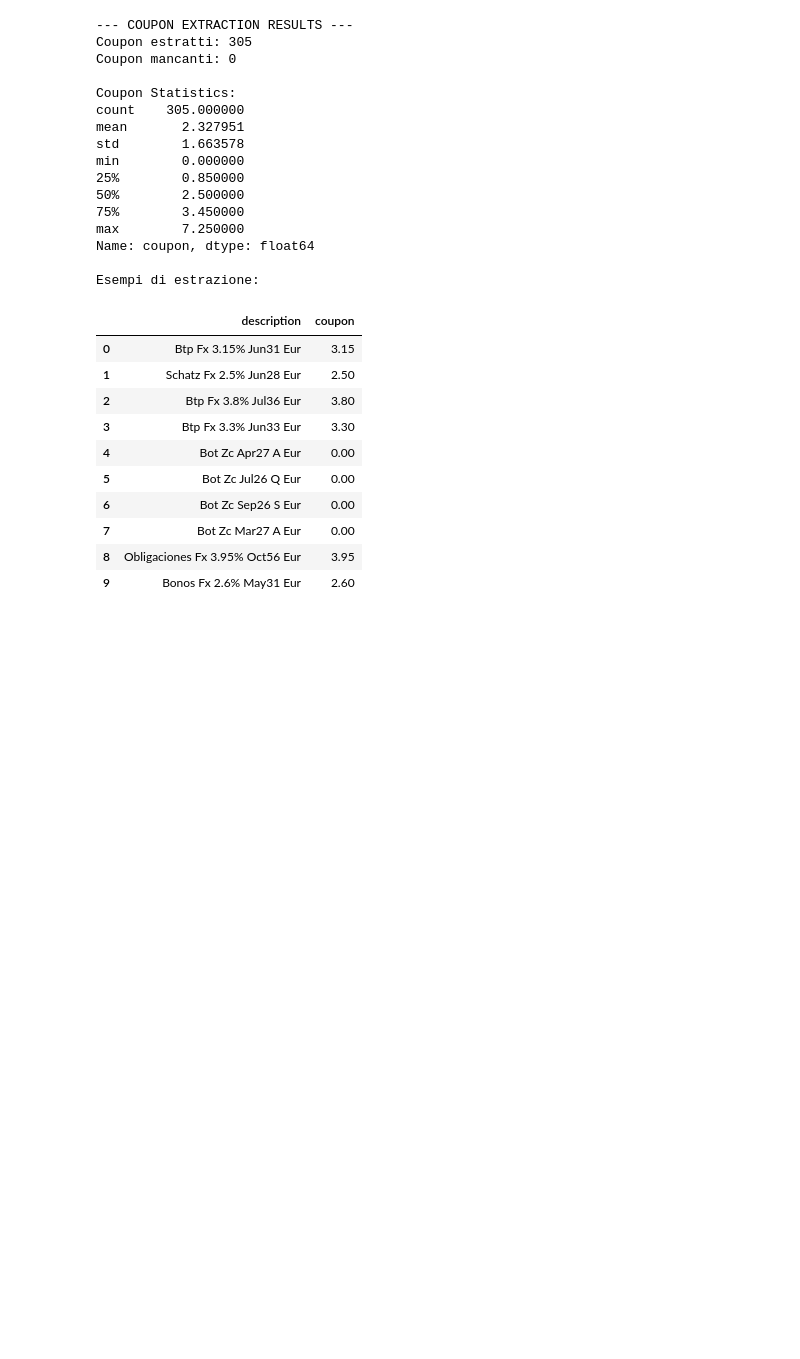
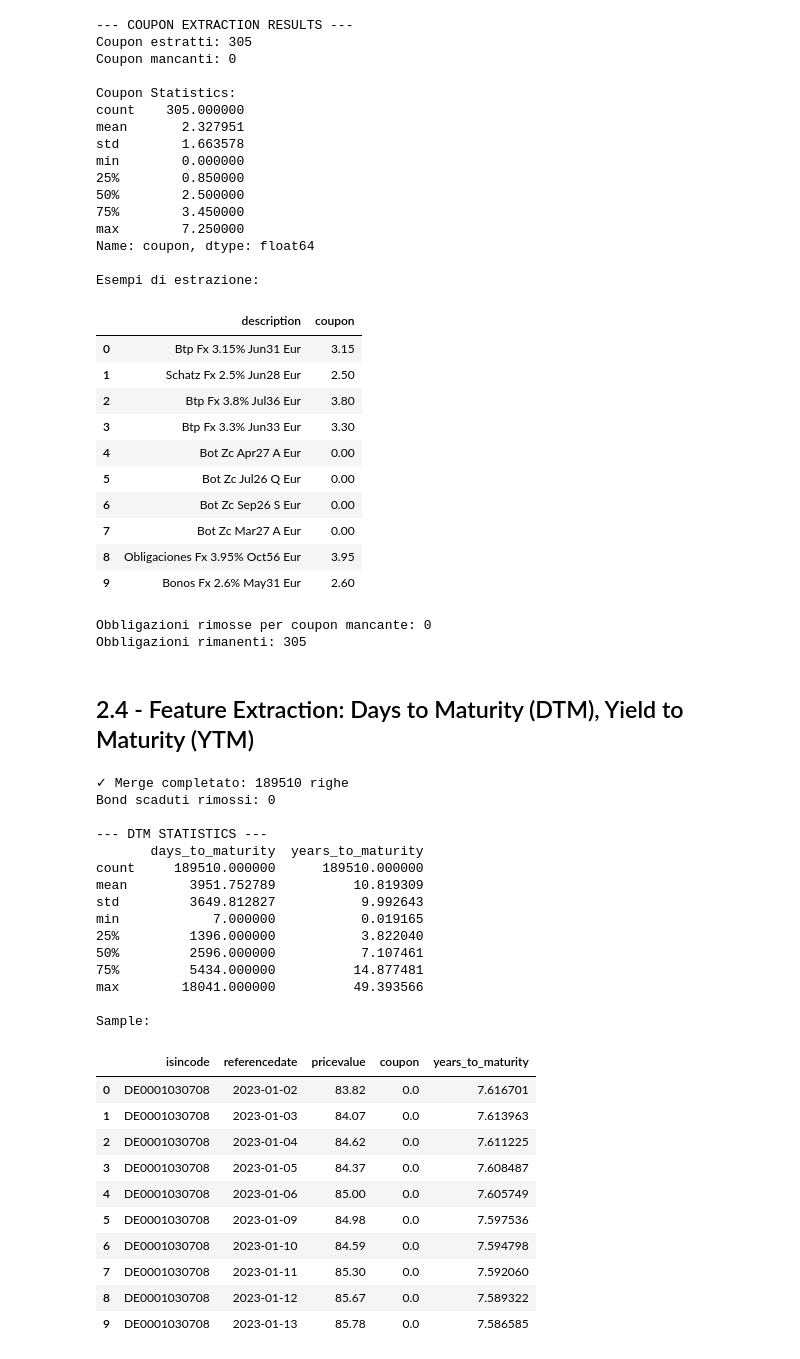
Before and after one commit to whowasfra/bond_screener, a Jupyter notebook: 02_Preprocessing_Feature_Engineering.ipynb, the cells around one changed output. Saved outputs shown, nothing was run; the diff lists cells and outputs as text; code cells hidden in the pictures; blank space fills up the shorter version.

```diff
--- a/02_Preprocessing_Feature_Engineering.ipynb
+++ b/02_Preprocessing_Feature_Engineering.ipynb
@@ -140,3 +140,65 @@ Esempi di estrazione:
 | 7 | Bot Zc Mar27 A Eur | 0.00 |
 | 8 | Obligaciones Fx 3.95% Oct56 Eur | 3.95 |
 | 9 | Bonos Fx 2.6% May31 Eur | 2.60 |
+# %%
+# Scarta i bond con coupon non estraibile (probabilmente "esotici" sfuggiti al filtro precedente)
+n_before = df_anagrafica_clean.shape[0]
+df_anagrafica_clean = df_anagrafica_clean.dropna(subset=['coupon']).copy()
+print(f"Obbligazioni rimosse per coupon mancante: {n_before - df_anagrafica_clean.shape[0]}")
+print(f"Obbligazioni rimanenti: {df_anagrafica_clean.shape[0]}")
+# %% [output]
+Obbligazioni rimosse per coupon mancante: 0
+Obbligazioni rimanenti: 305
+# %% [markdown]
+## 2.4 - Feature Extraction: Days to Maturity (DTM), Yield to Maturity (YTM)
+# %%
+# Merge: Uniamo le feature fisse (cedola, scadenza) al file dei prezzi giornalieri
+df_ml = pd.merge(df_storico_clean,
+                 df_anagrafica_clean[['isincode', 'description', 'redemptiondate', 'coupon']],
+                 on='isincode',
+                 how='inner')
+
+print(f"✓ Merge completato: {df_ml.shape[0]} righe")
+
+# DTM = Giorni fino alla scadenza
+df_ml['days_to_maturity'] = (df_ml['redemptiondate'] - df_ml['referencedate']).dt.days
+df_ml['years_to_maturity'] = df_ml['days_to_maturity'] / 365.25
+
+# Scarta bond già scaduti (DTM <= 0)
+n_before = df_ml.shape[0]
+df_ml = df_ml[df_ml['days_to_maturity'] > 0].copy()
+print(f"Bond scaduti rimossi: {n_before - df_ml.shape[0]}")
+
+print(f"\n--- DTM STATISTICS ---")
+print(df_ml[['days_to_maturity', 'years_to_maturity']].describe())
+
+# Preview
+print(f"\nSample:")
+display(df_ml[['isincode', 'referencedate', 'pricevalue', 'coupon', 'years_to_maturity']].head(10))
+# %% [output]
+✓ Merge completato: 189510 righe
+Bond scaduti rimossi: 0
+
+--- DTM STATISTICS ---
+       days_to_maturity  years_to_maturity
+count     189510.000000      189510.000000
+mean        3951.752789          10.819309
+std         3649.812827           9.992643
+min            7.000000           0.019165
+25%         1396.000000           3.822040
+50%         2596.000000           7.107461
+75%         5434.000000          14.877481
+max        18041.000000          49.393566
+
+Sample:
+|  | isincode | referencedate | pricevalue | coupon | years_to_maturity |
+| 0 | DE0001030708 | 2023-01-02 | 83.82 | 0.0 | 7.616701 |
+| 1 | DE0001030708 | 2023-01-03 | 84.07 | 0.0 | 7.613963 |
+| 2 | DE0001030708 | 2023-01-04 | 84.62 | 0.0 | 7.611225 |
+| 3 | DE0001030708 | 2023-01-05 | 84.37 | 0.0 | 7.608487 |
+| 4 | DE0001030708 | 2023-01-06 | 85.00 | 0.0 | 7.605749 |
+| 5 | DE0001030708 | 2023-01-09 | 84.98 | 0.0 | 7.597536 |
+| 6 | DE0001030708 | 2023-01-10 | 84.59 | 0.0 | 7.594798 |
+| 7 | DE0001030708 | 2023-01-11 | 85.30 | 0.0 | 7.592060 |
+| 8 | DE0001030708 | 2023-01-12 | 85.67 | 0.0 | 7.589322 |
+| 9 | DE0001030708 | 2023-01-13 | 85.78 | 0.0 | 7.586585 |
```
Also changed, not shown: parts of 16 cells of this notebook.
